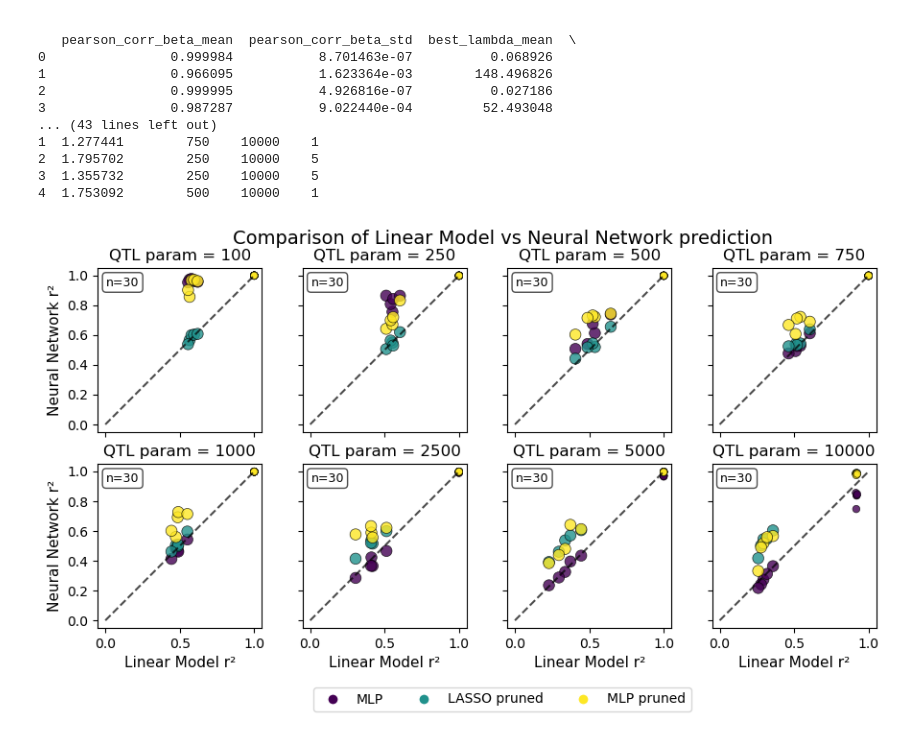
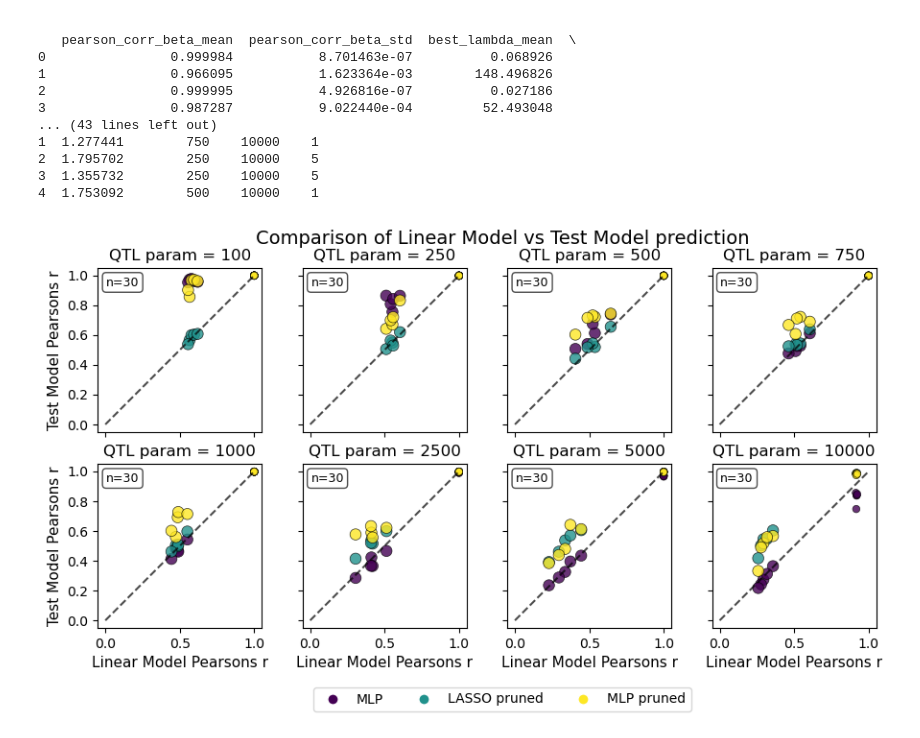
Before and after one commit to Arcadia-Science/2025-epistasis-dl-quantgen, a Jupyter notebook: workflow_sims/alphasimr_dilution/Fig_2_dilution.ipynb, the cells around one changed output. Cells and saved outputs as stored; diff of their text form; code cells hidden in the pictures.

```diff
--- a/workflow_sims/alphasimr_dilution/Fig_2_dilution.ipynb
+++ b/workflow_sims/alphasimr_dilution/Fig_2_dilution.ipynb
@@ -251,9 +251,9 @@ def generate_multi_comparison_plot(comparison_dfs, df_names=None, xname="Linear"
 
             # Add axis labels (only for left-edge and bottom-edge subplots)
             if i % n_cols == 0:  # Left edge of grid
-                ax.set_ylabel(f'{yname} r²', fontsize=11)
+                ax.set_ylabel(f'{yname} Pearsons r', fontsize=11)
             if i >= n_plots - n_cols:  # Bottom edge of grid
-                ax.set_xlabel(f'{xname} r²', fontsize=11)
+                ax.set_xlabel(f'{xname} Pearsons r', fontsize=11)
 
             # Add sample count annotation
             qtl_count = len(subset)
@@ -285,9 +285,9 @@ def generate_multi_comparison_plot(comparison_dfs, df_names=None, xname="Linear"
 # %%
 fig, axes = generate_multi_comparison_plot(
     [comparison_df, comparison_df2, comparison_df3],
     df_names=["MLP", "LASSO pruned", "MLP pruned"],
     xname="Linear Model",
-    yname="Neural Network"
+    yname="Test Model"
 )
 # %% [output]
-[figure, old version]
+[figure, new version]
```
Also changed, not shown: 15 other files.
